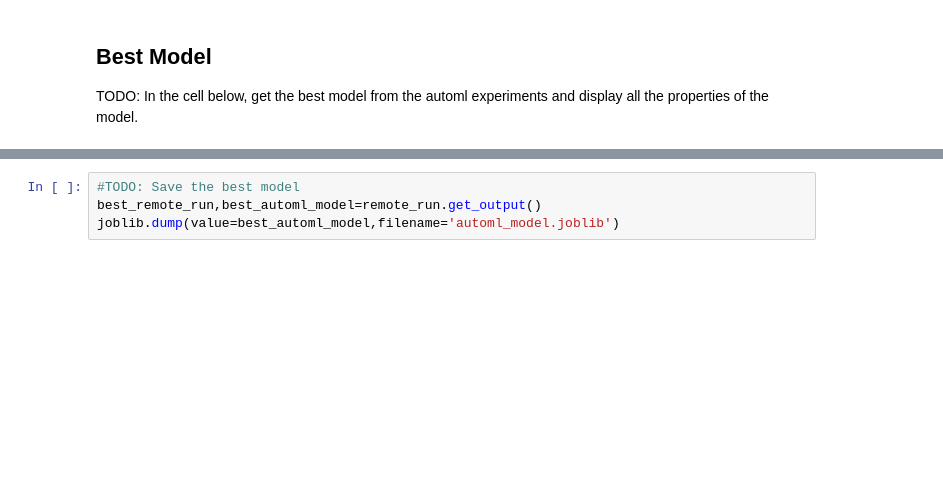
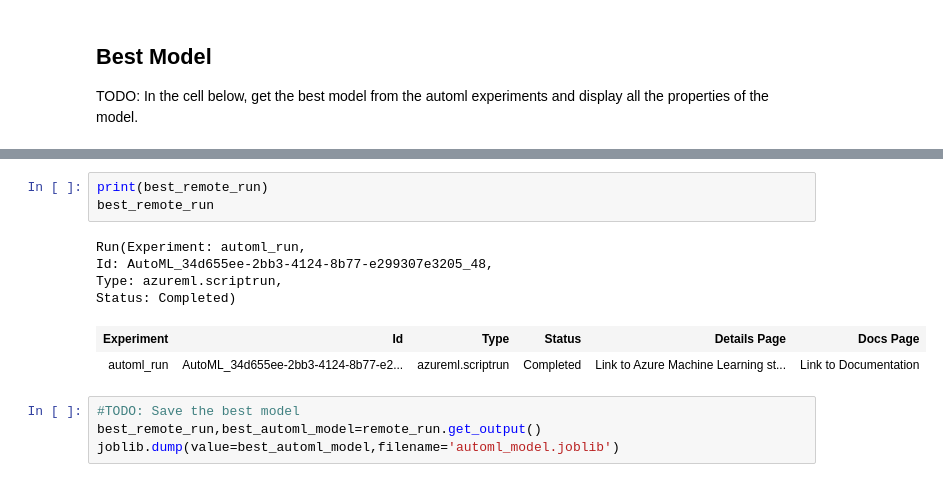
Before and after one commit to shat700/nd00333-capstone, a Jupyter notebook: starter_file/automl.ipynb, the cells around one changed output, grey strips where cells are left out. Saved outputs shown, nothing was run; the diff lists cells and outputs as text; blank space fills up the shorter version.

```diff
--- a/starter_file/automl.ipynb
+++ b/starter_file/automl.ipynb
@@ -163,3 +159,13 @@ AUC_macro 0.9145164959394609
+# %%
+print(best_remote_run)
+best_remote_run
+# %% [output]
+Run(Experiment: automl_run,
+Id: AutoML_34d655ee-2bb3-4124-8b77-e299307e3205_48,
+Type: azureml.scriptrun,
+Status: Completed)
+| Experiment | Id | Type | Status | Details Page | Docs Page |
+| automl_run | AutoML_34d655ee-2bb3-4124-8b77-e2... | azureml.scriptrun | Completed | Link to Azure Machine Learning st... | Link to Documentation |
 # %%
 #TODO: Save the best model
 best_remote_run,best_automl_model=remote_run.get_output()
```
Also changed, not shown: parts of 9 cells of this notebook.
